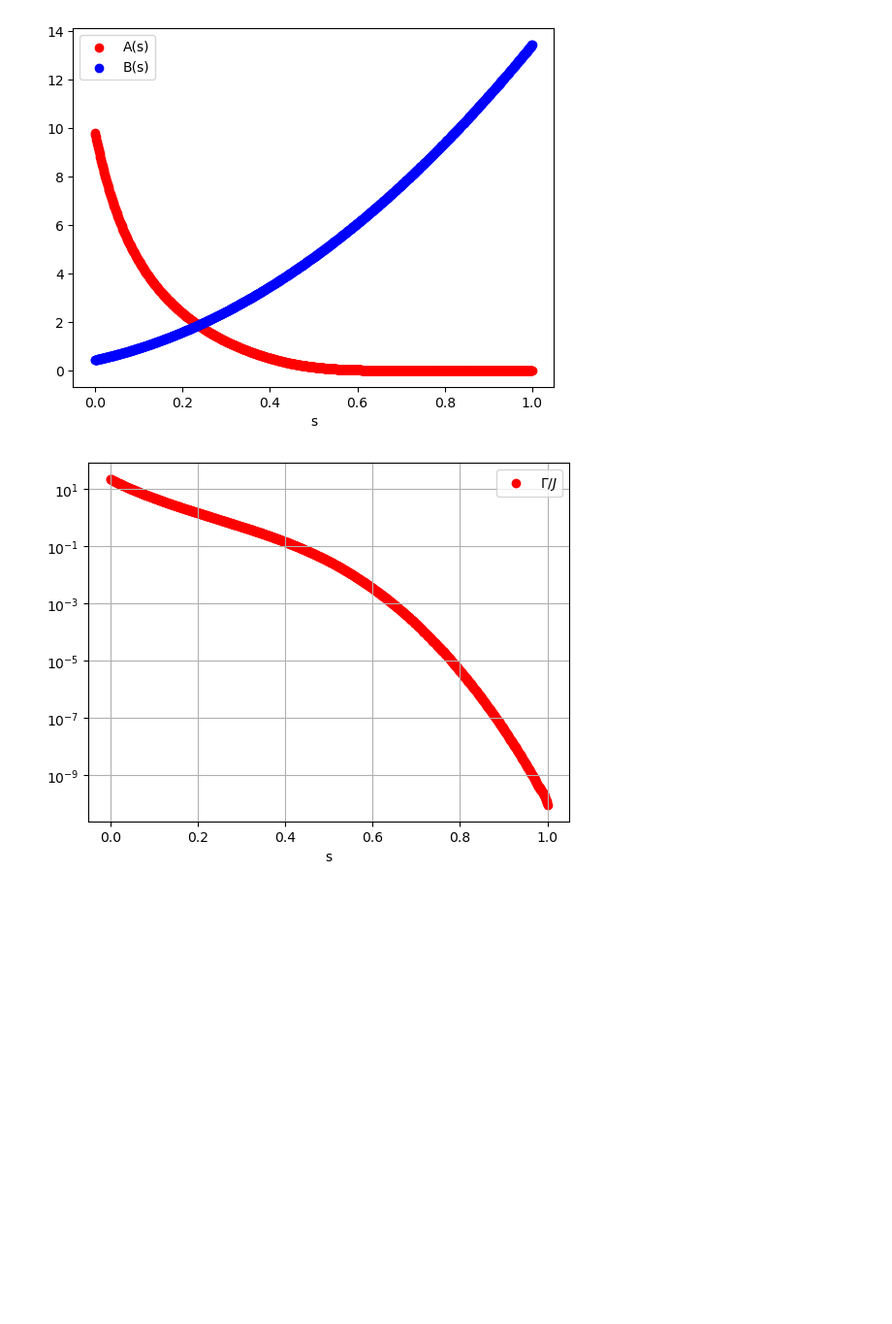
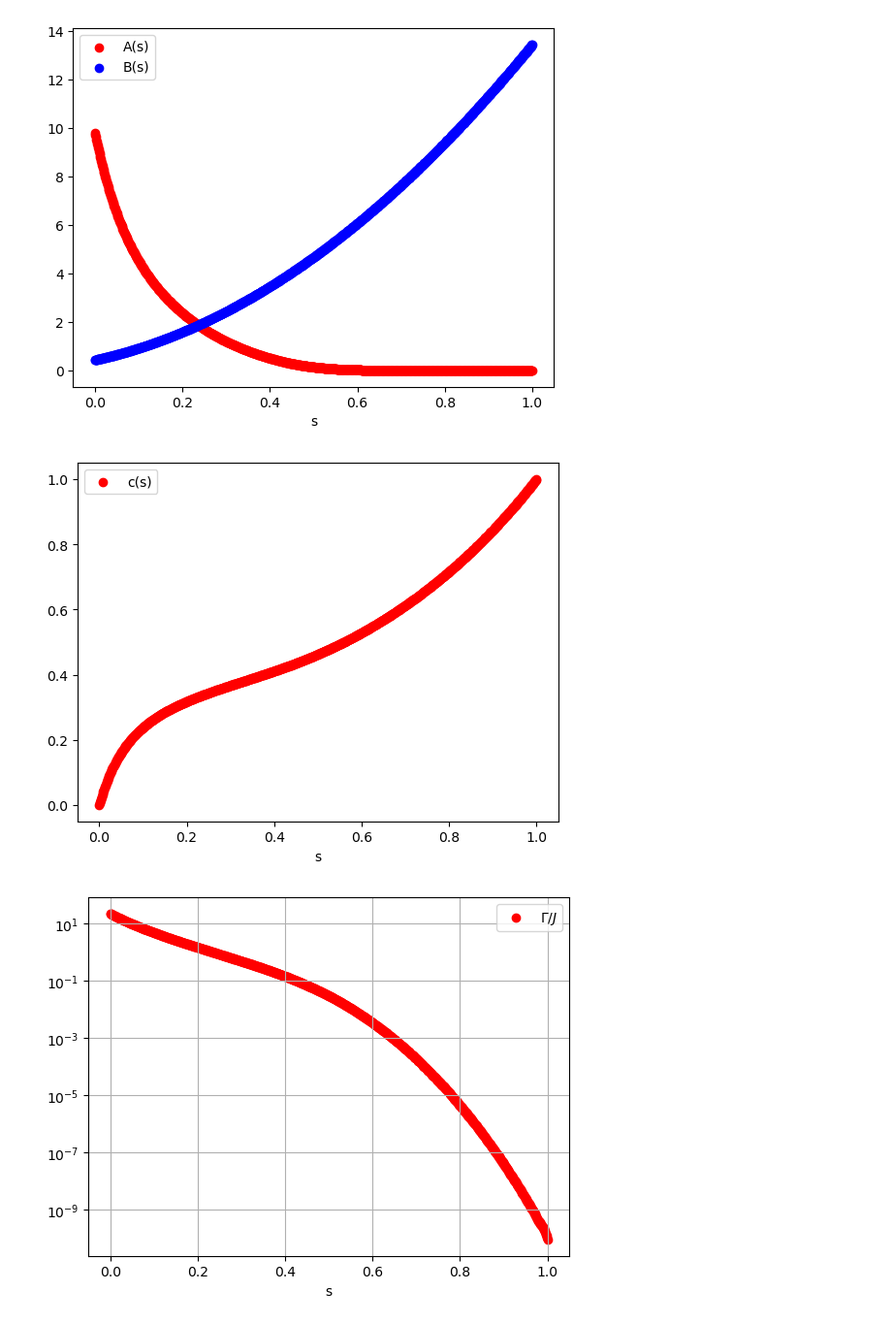
Before and after one commit to vdrouint/d-wave-other, a Jupyter notebook: annealing_params.ipynb, the cells around one changed output. Shown: that part at 97% size. Saved outputs shown, nothing was run; the diff lists cells and outputs as text; code cells hidden in the pictures; blank space fills up the shorter version.

```diff
--- a/annealing_params.ipynb
+++ b/annealing_params.ipynb
@@ -29,6 +28,20 @@ plt.legend()
 plt.show()
 # %% [output]
 [figure]
+# %%
+
+# plot
+fig, ax = plt.subplots()
+
+ax.scatter(new_s, new_c, c = 'red', label='c(s)')
+
+plt.xlabel('s')
+
+plt.legend()
+
+plt.show()
+# %% [output]
+[figure, added]
 # %%
 import matplotlib.pyplot as plt
 
```
Also changed, not shown: parts of 4 cells of this notebook.
